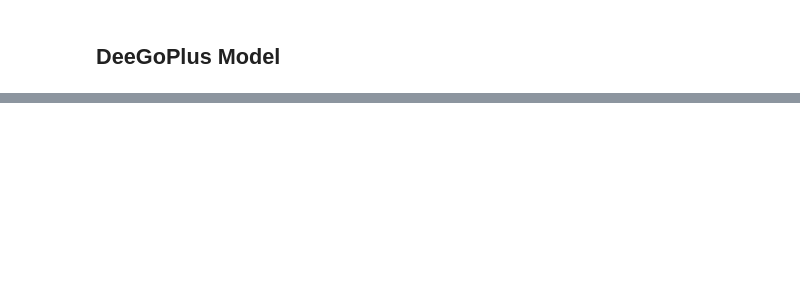
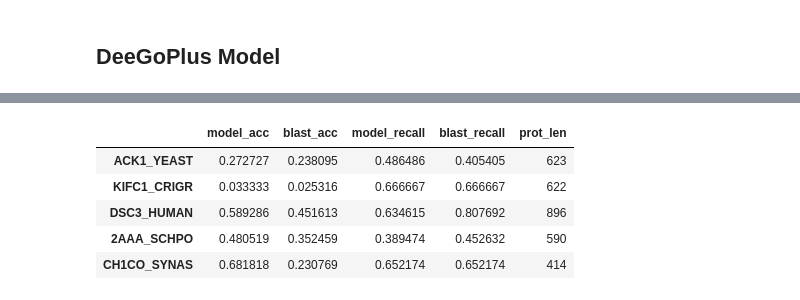
Before and after one commit to jianzhnie/ProteinTransformer, a Jupyter notebook: examples/notebooks/show_evaluation.ipynb, the cells around one changed output, grey strips where cells are left out. Saved outputs shown, nothing was run; the diff lists cells and outputs as text; code cells hidden in the pictures; blank space fills up the shorter version.

```diff
--- a/examples/notebooks/show_evaluation.ipynb
+++ b/examples/notebooks/show_evaluation.ipynb
@@ -74,0 +141,3 @@ blast_preds[0]
+# %%
+predictions['balst_pred_multilabel'] = list(blast_preds_multilabel)
+predictions['blast_preds'] = list(blast_preds_filter)
@@ -74,0 +157,21 @@ blast_preds[0]
+# %%
+def compute_acc(labels, preds):
+    scores = []
+    for label, pred in zip(labels, preds):
+        acc = precision_score(label, pred)
+        scores.append(acc)
+    return scores
+
+def compute_recall(labels, preds):
+    scores = []
+    for label, pred in zip(labels, preds):
+        acc = recall_score(label, pred)
+        scores.append(acc)
+    return scores
+# %%
+multilabels = predictions['labels'].tolist()
+model_pred_acc = compute_acc(multilabels, model_pred_multilabel)
+blast_pred_acc = compute_acc(multilabels, blast_preds_multilabel)
+
+model_pred_recall = compute_recall(multilabels, model_pred_multilabel)
+blast_pred_recall = compute_recall(multilabels, blast_preds_multilabel)
@@ -74,0 +196,13 @@ blast_preds[0]
+# %%
+df = pd.DataFrame(zip(model_pred_acc, blast_pred_acc, model_pred_recall, blast_pred_recall), index=list(predictions.proteins),
+                                              columns =['model_acc', 'blast_acc', 'model_recall', 'blast_recall'])
+df['prot_len'] = predictions['prot_len'].tolist()
+# %%
+df.head()
+# %% [output]
+|  | model_acc | blast_acc | model_recall | blast_recall | prot_len |
+| ACK1_YEAST | 0.272727 | 0.238095 | 0.486486 | 0.405405 | 623 |
+| KIFC1_CRIGR | 0.033333 | 0.025316 | 0.666667 | 0.666667 | 622 |
+| DSC3_HUMAN | 0.589286 | 0.451613 | 0.634615 | 0.807692 | 896 |
+| 2AAA_SCHPO | 0.480519 | 0.352459 | 0.389474 | 0.452632 | 590 |
+| CH1CO_SYNAS | 0.681818 | 0.230769 | 0.652174 | 0.652174 | 414 |
```
Also changed, not shown: parts of 27 cells of this notebook.
